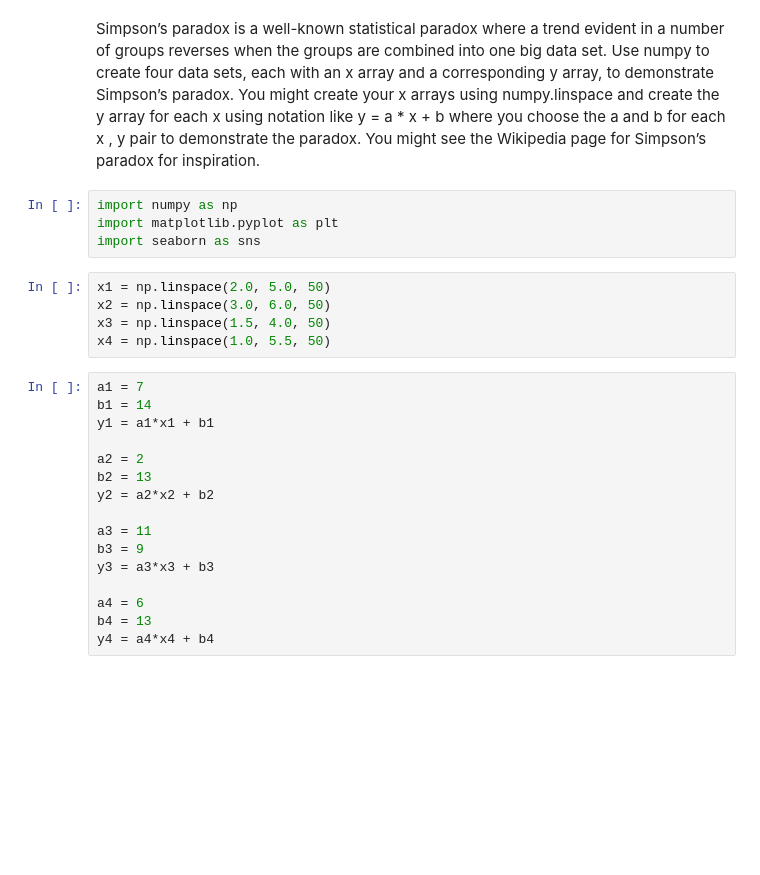
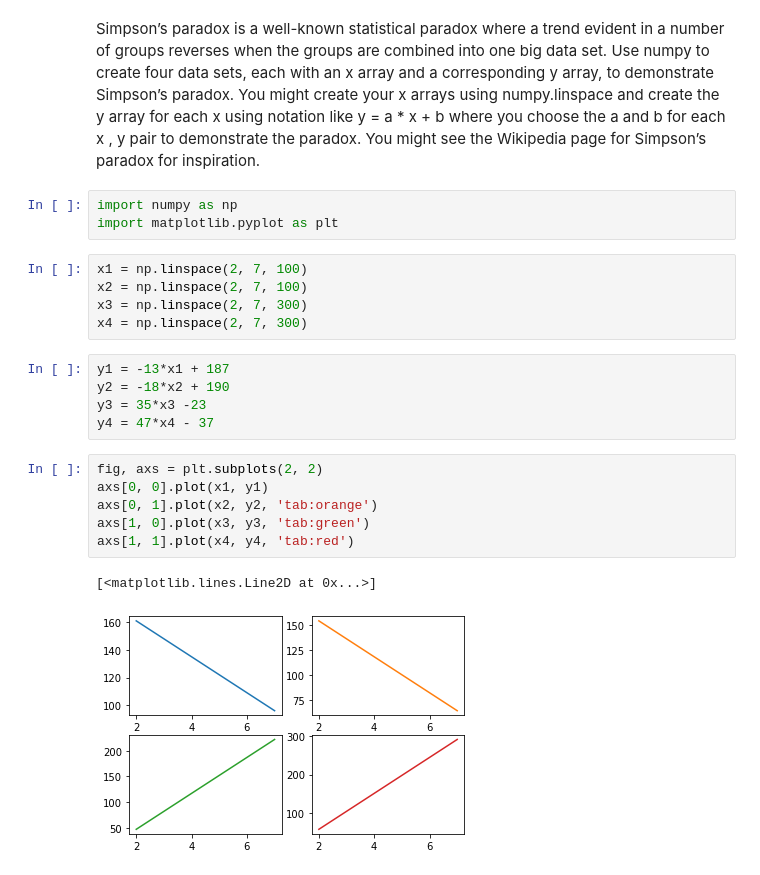
Before and after one commit to declanohara123/Fundamentals, a Jupyter notebook: Fundamentals of Data Analysis.ipynb, the cells around one changed output. Drawn from its saved outputs; the diff is of its cells as text; blank space fills up the shorter version.

```diff
--- a/Fundamentals of Data Analysis.ipynb
+++ b/Fundamentals of Data Analysis.ipynb
@@ -144,28 +140,25 @@ Simpson’s paradox for inspiration.
 # %%
 import numpy as np
 import matplotlib.pyplot as plt
-import seaborn as sns
 # %%
-x1 = np.linspace(2.0, 5.0, 50)
-x2 = np.linspace(3.0, 6.0, 50)
-x3 = np.linspace(1.5, 4.0, 50)
-x4 = np.linspace(1.0, 5.5, 50)
+x1 = np.linspace(2, 7, 100)
+x2 = np.linspace(2, 7, 100)
+x3 = np.linspace(2, 7, 300)
+x4 = np.linspace(2, 7, 300)
-# %%
-a1 = 7
-b1 = 14
-y1 = a1*x1 + b1
-
-a2 = 2
-b2 = 13
-y2 = a2*x2 + b2
-
-a3 = 11
-b3 = 9
-y3 = a3*x3 + b3
-
-a4 = 6
-b4 = 13
-y4 = a4*x4 + b4
+# %%
+y1 = -13*x1 + 187
+y2 = -18*x2 + 190
+y3 = 35*x3 -23
+y4 = 47*x4 - 37
+# %%
+fig, axs = plt.subplots(2, 2)
+axs[0, 0].plot(x1, y1)
+axs[0, 1].plot(x2, y2, 'tab:orange')
+axs[1, 0].plot(x3, y3, 'tab:green')
+axs[1, 1].plot(x4, y4, 'tab:red')
+# %% [output]
+[<matplotlib.lines.Line2D at 0x...>]
+[figure, added]
 # %%
 plt.plot(x1, y1, label = "line 1")
 plt.plot(x2, y2, label = "line 2")
```
Also changed, not shown: parts of 17 cells of this notebook.
